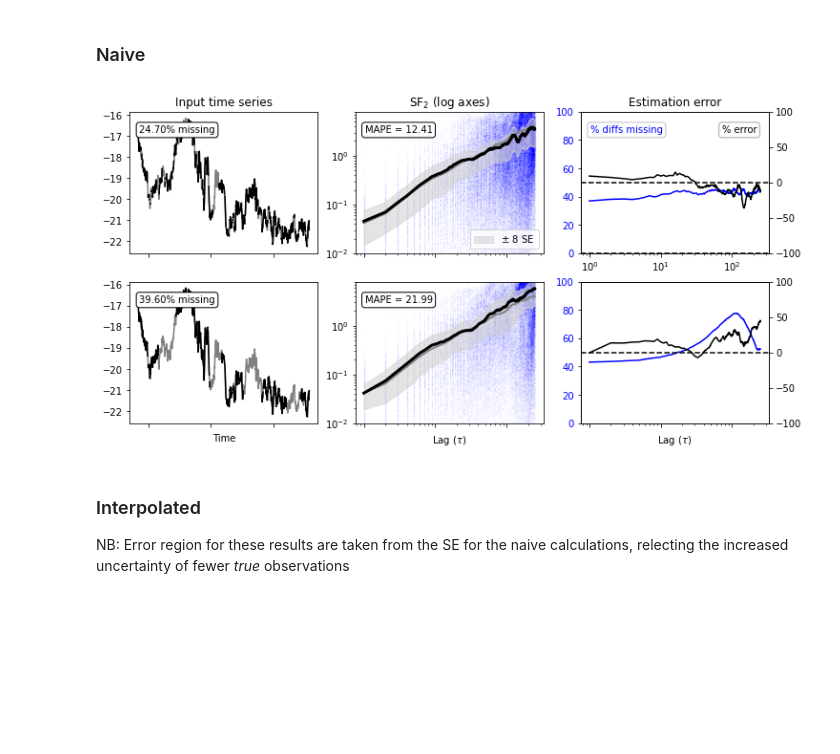
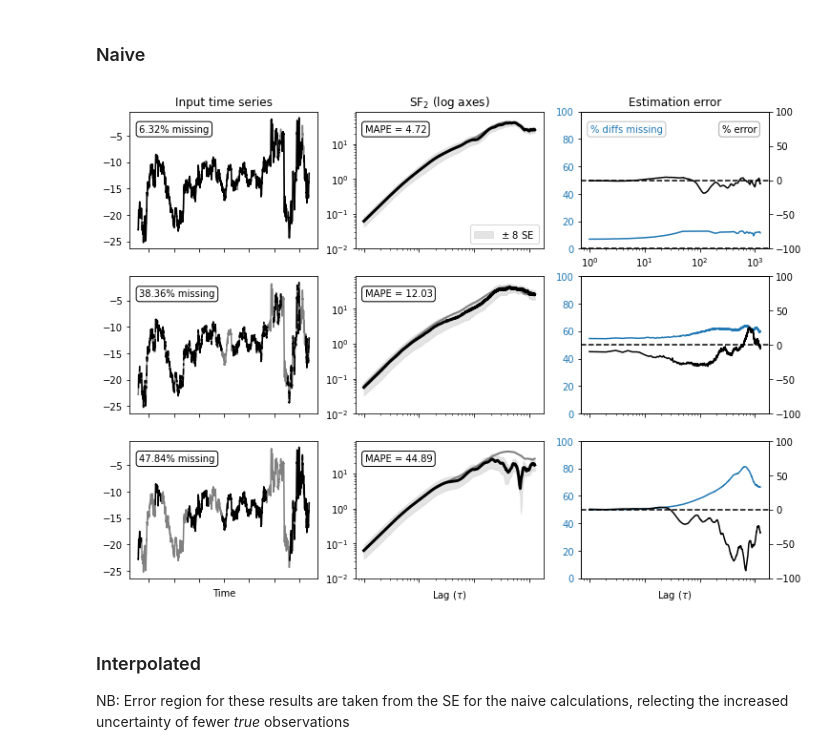
Before and after one commit to daniel-wrench/time_series_analysis, a Jupyter notebook: sf_funcs_demo.ipynb, the cells around one changed output. Saved outputs shown, nothing was run; the diff lists cells and outputs as text; code cells hidden in the pictures; blank space fills up the shorter version.

```diff
--- a/sf_funcs_demo.ipynb
+++ b/sf_funcs_demo.ipynb
@@ -50 +42,8 @@ del df  # Quite large so best remove
+# %%
+df = pd.read_pickle("data/processed/psp/psp_fld_l2_mag_rtn_201811.pkl")
+
+# Split df into 10 subsets of length 1000
+good_inputs_list = np.array_split(df[:25000]["B_R"], 5)
+
+del df  # free up memory
 # %%
@@ -96,7 +96,6 @@ Standard deviation = 2.0237256777730424
 
 **Run this on Rāpoi:** currently it takes ~0.5s per 1000 length interval (up to lag 250)
 # %%
-good_inputs_list = [x_df_1, x_df_2]
 # Logarithmically-spaced lags?
 # vals = np.logspace(0, 3, 0.25 * len(good_inputs_list[0]))
 # lags = np.unique(vals.astype(int))
@@ -111,7 +110,7 @@ all_interp_inputs_list = []
 all_interp_outputs_list = []
 
 for i, input in enumerate(good_inputs_list):
-    print("Processing input {}".format(i))
+    print("\nProcessing input {}".format(i))
     good_output = compute_sf(pd.DataFrame(input), lags, powers)
     good_outputs_list.append(good_output)
 
@@ -124,6 +123,8 @@ for i, input in enumerate(good_inputs_list):
         # Remove data (up to about 90%, may be some numerical issues with large %)
         # in both chunks and uniformly - split given by ratio_removal
         ratio_removal = np.random.uniform()
+        print("Nominal total removal: {0:.1f}%".format(total_removal * 100))
+        print("Nominal ratio: {0:.1f}%".format(ratio_removal * 100))
         prop_remove_chunks = total_removal * ratio_removal
         prop_remove_unif = total_removal * (1 - ratio_removal)
         bad_input_temp, bad_input_ind, prop_removed = ts.remove_data(
@@ -194,21 +195,21 @@ Removed 45.9% (approx. 44.1% in chunks, 0.2% uniformly)
 # %%
 # Check results, for a given clean input
 
-input_ind = 1
-n = 2
+input_ind = 2
+n = 3
 
 plot_sample(
     good_inputs_list,
     good_outputs_list,
     all_bad_inputs_list,
     all_bad_outputs_list,
-    "blue",
+    "C0",
     input_ind,
     n,
     False,
 )
 # %% [output]
-[figure, old version]
+[figure, new version]
 # %% [markdown]
 ### Interpolated
 NB: Error region for these results are taken from the SE for the naive calculations, relecting the increased uncertainty of fewer *true* observations
```
Also changed, not shown: parts of 14 cells of this notebook, 1 other file.
